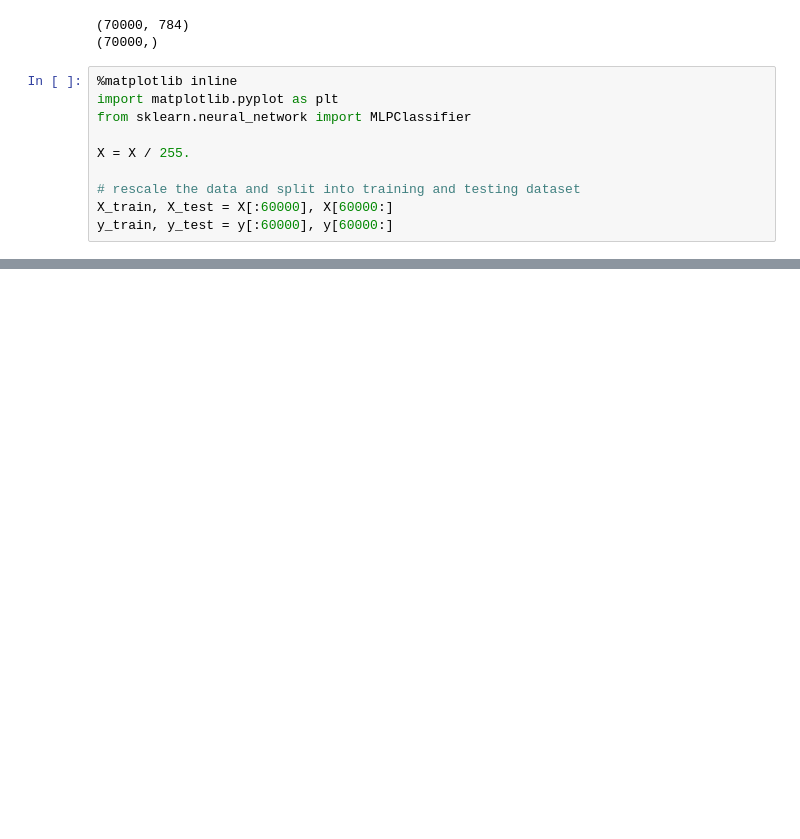
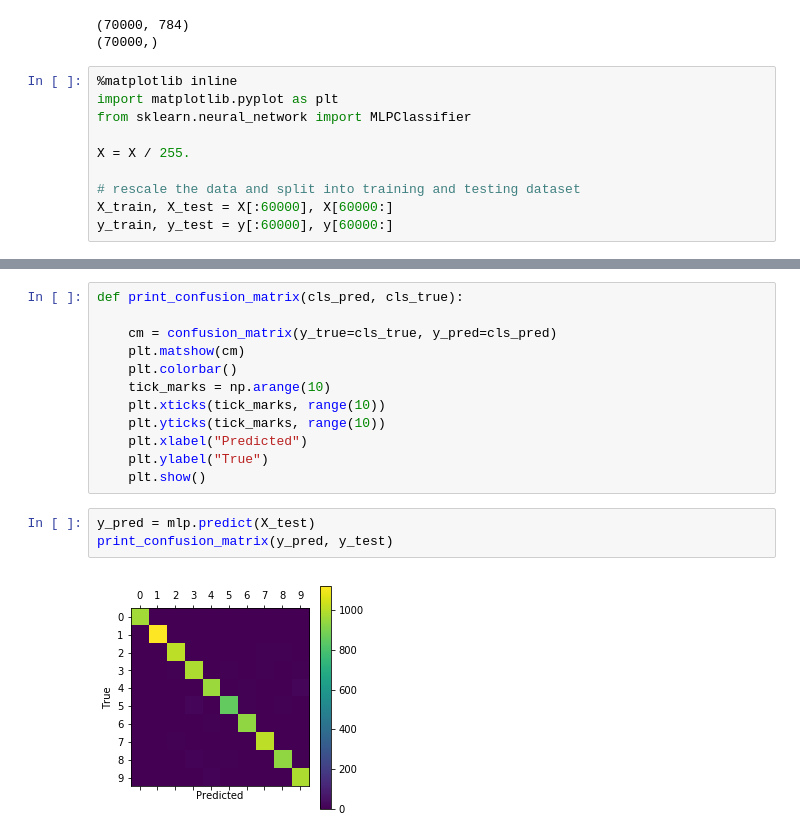
Before and after one commit to ashryaagr/ML-SIG-2019-tasks, a Jupyter notebook: GA and NN/sklearn_nn.ipynb, the cells around one changed output, grey strips where cells are left out. Saved outputs shown, nothing was run; the diff lists cells and outputs as text; blank space fills up the shorter version.

Commit message:
added confusion matrix

```diff
--- a/GA and NN/sklearn_nn.ipynb
+++ b/GA and NN/sklearn_nn.ipynb
@@ -89,3 +92,20 @@ mlp.get_params(deep=True)
  'validation_fraction': 0.1,
  'verbose': 10,
  'warm_start': False}
+# %%
+def print_confusion_matrix(cls_pred, cls_true):
+
+    cm = confusion_matrix(y_true=cls_true, y_pred=cls_pred)
+    plt.matshow(cm)
+    plt.colorbar()
+    tick_marks = np.arange(10)
+    plt.xticks(tick_marks, range(10))
+    plt.yticks(tick_marks, range(10))
+    plt.xlabel("Predicted")
+    plt.ylabel("True")
+    plt.show()
+# %%
+y_pred = mlp.predict(X_test)
+print_confusion_matrix(y_pred, y_test)
+# %% [output]
+[figure, added]
```
Also changed, not shown: parts of 3 cells of this notebook.
